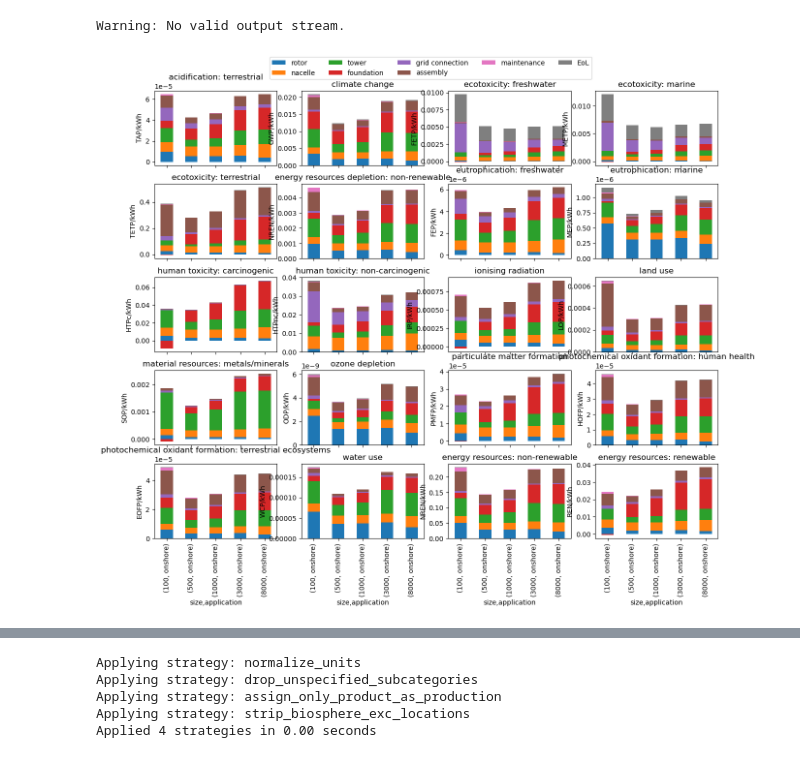
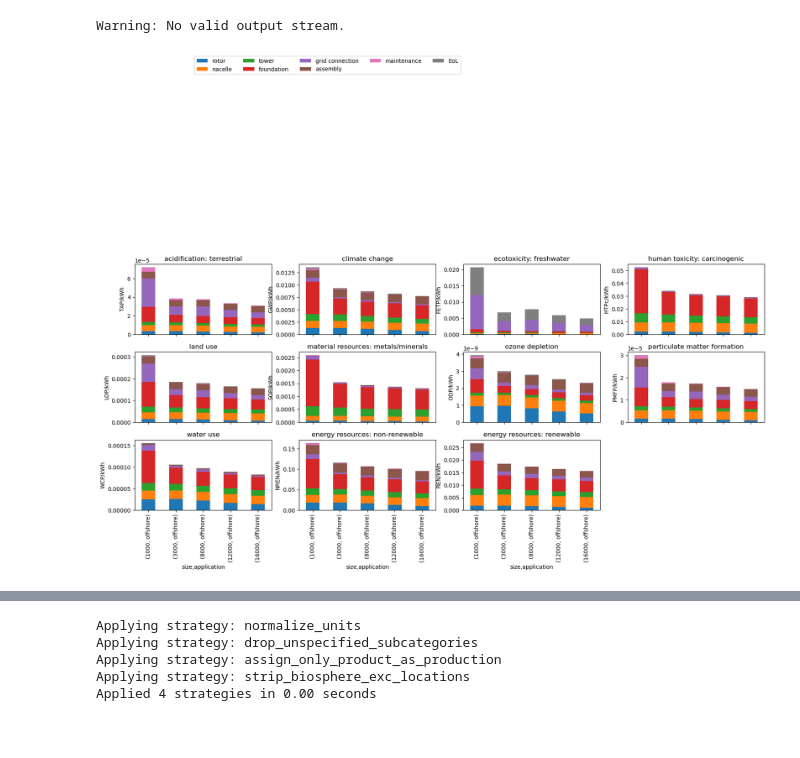
Before and after one commit to Laboratory-for-Energy-Systems-Analysis/windisch, a Jupyter notebook: dev/inventory_calculation.ipynb, the cells around one changed output, grey strips where cells are left out. Drawn from its saved outputs; the diff is of its cells as text; code cells hidden in the pictures; blank space fills up the shorter version.

```diff
--- a/dev/inventory_calculation.ipynb
+++ b/dev/inventory_calculation.ipynb
@@ -15,11 +7,11 @@ tip.static()
 _, array = fill_xarray_from_input_parameters(
     tip,
     scope={
-        "year": [2020, ],
-        "size": [1000, 3000, 8000,12000, 16000],
+        #"year": [2020, 2030],
+        "size": [1000, 3000, 8000, 12000, 16000],
         "application": [
-            "onshore",
-        #    "offshore"
+        #    "onshore",
+            "offshore"
         ],
     }
 )
@@ -40,29 +32,60 @@ Warning: No valid output stream.
 # %%
 import matplotlib.pyplot as plt
 import numpy as np
 
-fig, axs = plt.subplots(figsize=(15, 12),
+fig, axs = plt.subplots(figsize=(15, 8),
                         sharex=True,
-                        nrows=5, ncols=4,
+                        nrows=3, ncols=4,
                         gridspec_kw=dict(hspace=0.25)
                        )
 
+impacts = [
+    'acidification: terrestrial',
+    'climate change',
+    'ecotoxicity: freshwater',
+    #'ecotoxicity: marine',
+    #'ecotoxicity: terrestrial',
+    #'energy resources depletion: non-renewable',
+    #'eutrophication: freshwater',
+    #'eutrophication: marine',
+    'human toxicity: carcinogenic',
+    #'human toxicity: non-carcinogenic',
+    #'ionising radiation',
+    'land use',
+    'material resources: metals/minerals',
+    'ozone depletion',
+    'particulate matter formation',
+    #'photochemical oxidant formation: human health',
+    #'photochemical oxidant formation: terrestrial ecosystems',
+    'water use',
+    'energy resources: non-renewable',
+    'energy resources: renewable',
+    #'total',
+    #'Human noise impacts'
+]
 
-targets = zip([x for x in inv.impact_categories.keys() if x != "natural land transformation"], axs.flatten())
+
+targets = zip([x for x in impacts], axs.flatten())
 
 for i, (key, ax) in enumerate(targets):
     df = res.sel(impact_category=key,
-            year=2020,
+            year=2030,
             value=0).to_dataframe("val").unstack()["val"]
 
     df.plot(ax=ax, kind="bar", stacked=True)
 
     ax.set_title(key)
     ax.set_ylabel(inv.impact_categories[key]["unit"] + "/kWh")
     ax.legend().remove()
 
+# remove last plot
+fig.delaxes(axs.flatten()[-1])
+
 plt.legend(ncol=5, bbox_to_anchor=(0, 6.5))
-plt.tight_layout(pad=1.5)
+plt.tight_layout()
+
+#make sure y axis label have enough space
+plt.subplots_adjust(left=-0.15, )
 plt.show()
 # %% [output]
-[figure, old version]
+[figure, new version]
```
Also changed, not shown: parts of 4 cells of this notebook, 23 other files.
